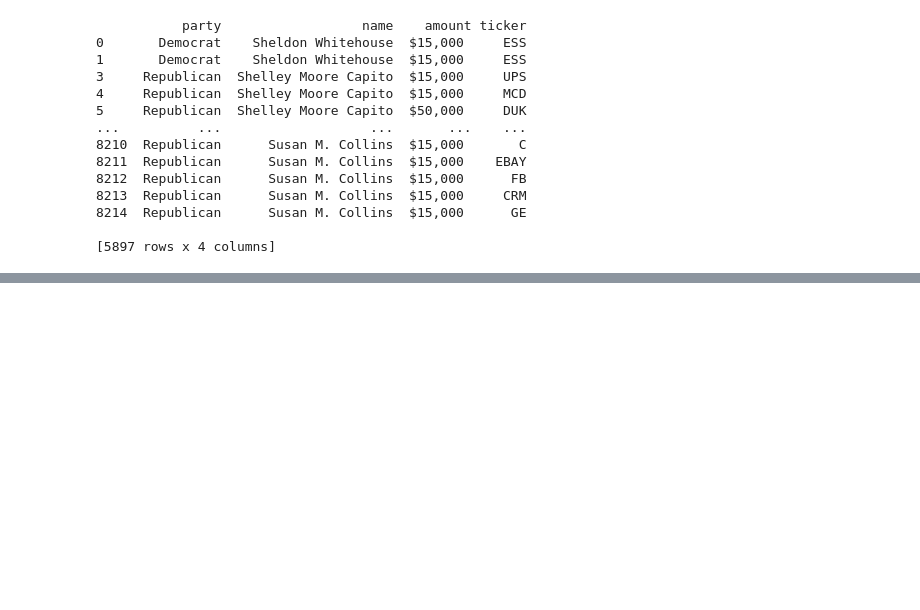
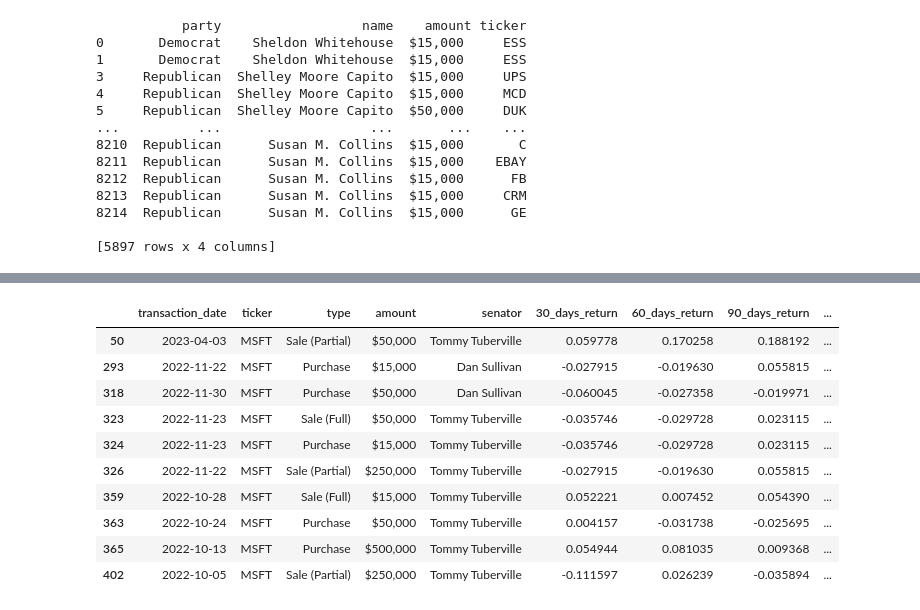
Before and after one commit to MRosan117/senator_trading_performance, a Jupyter notebook: senators.ipynb, the cells around one changed output, grey strips where cells are left out. Drawn from its saved outputs; the diff is of its cells as text; code cells hidden in the pictures; blank space fills up the shorter version.

```diff
--- a/senators.ipynb
+++ b/senators.ipynb
@@ -158,0 +1132,14 @@ bar_chart
+# %%
+display(ready_csv_data.head(10))
+# %% [output]
+|  | transaction_date | ticker | type | amount | senator | 30_days_return | 60_days_return | 90_days_return | ... |
+| 50 | 2023-04-03 | MSFT | Sale (Partial) | $50,000 | Tommy Tuberville | 0.059778 | 0.170258 | 0.188192 | ... |
+| 293 | 2022-11-22 | MSFT | Purchase | $15,000 | Dan Sullivan | -0.027915 | -0.019630 | 0.055815 | ... |
+| 318 | 2022-11-30 | MSFT | Purchase | $50,000 | Dan Sullivan | -0.060045 | -0.027358 | -0.019971 | ... |
+| 323 | 2022-11-23 | MSFT | Sale (Full) | $50,000 | Tommy Tuberville | -0.035746 | -0.029728 | 0.023115 | ... |
+| 324 | 2022-11-23 | MSFT | Purchase | $15,000 | Tommy Tuberville | -0.035746 | -0.029728 | 0.023115 | ... |
+| 326 | 2022-11-22 | MSFT | Sale (Partial) | $250,000 | Tommy Tuberville | -0.027915 | -0.019630 | 0.055815 | ... |
+| 359 | 2022-10-28 | MSFT | Sale (Full) | $15,000 | Tommy Tuberville | 0.052221 | 0.007452 | 0.054390 | ... |
+| 363 | 2022-10-24 | MSFT | Purchase | $50,000 | Tommy Tuberville | 0.004157 | -0.031738 | -0.025695 | ... |
+| 365 | 2022-10-13 | MSFT | Purchase | $500,000 | Tommy Tuberville | 0.054944 | 0.081035 | 0.009368 | ... |
+| 402 | 2022-10-05 | MSFT | Sale (Partial) | $250,000 | Tommy Tuberville | -0.111597 | 0.026239 | -0.035894 | ... |
```
Also changed, not shown: parts of 53 cells of this notebook, 9 other files.
